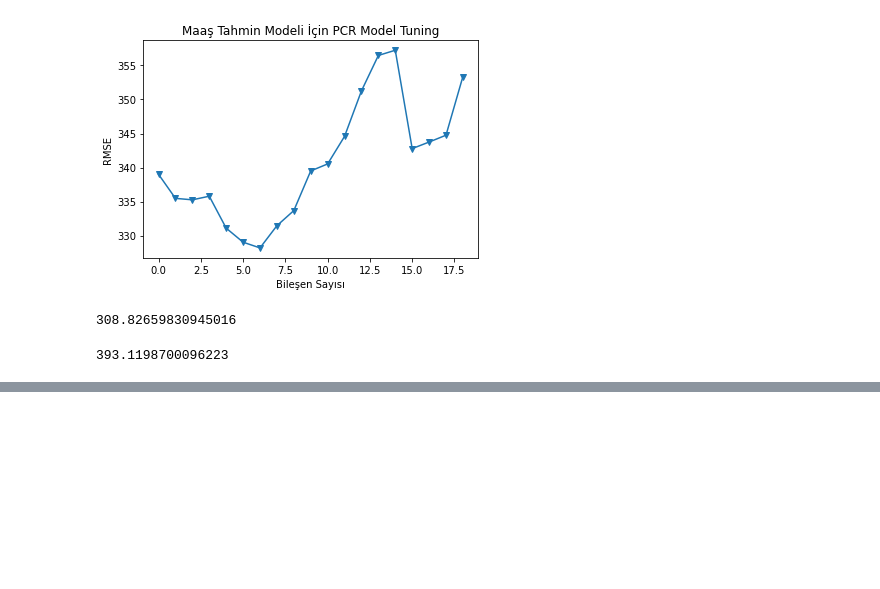
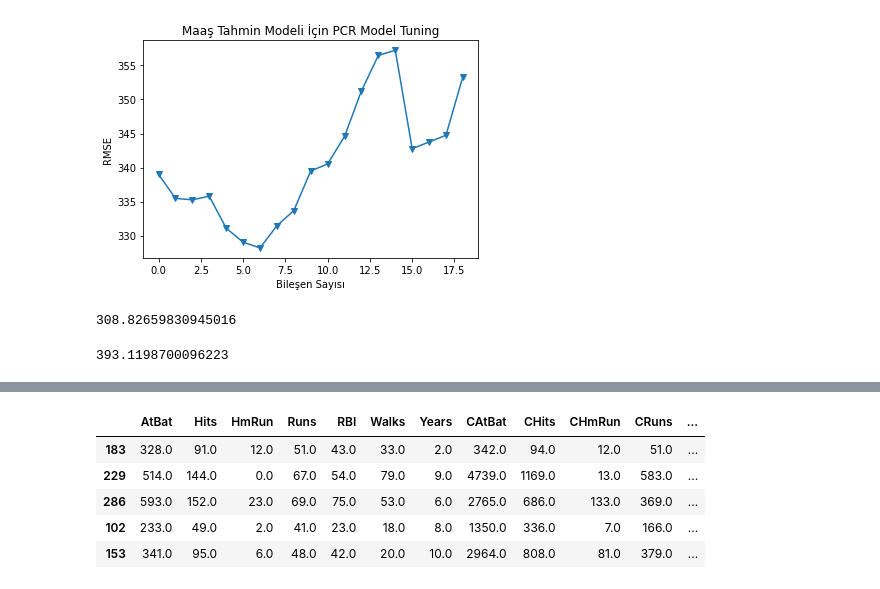
Before and after one commit to tacettinkustu/Data-Analysis, a Jupyter notebook: Machine Learning/Linear Regression 2.ipynb, the cells around one changed output, grey strips where cells are left out. Drawn from its saved outputs; the diff is of its cells as text; code cells hidden in the pictures; blank space fills up the shorter version.

```diff
--- a/Machine Learning/Linear Regression 2.ipynb
+++ b/Machine Learning/Linear Regression 2.ipynb
@@ -231,0 +269,9 @@ print(np.sqrt(mean_squared_error(y_test, y_pred)))
+# %%
+X_train.head()
+# %% [output]
+|  | AtBat | Hits | HmRun | Runs | RBI | Walks | Years | CAtBat | CHits | CHmRun | CRuns | ... |
+| 183 | 328.0 | 91.0 | 12.0 | 51.0 | 43.0 | 33.0 | 2.0 | 342.0 | 94.0 | 12.0 | 51.0 | ... |
+| 229 | 514.0 | 144.0 | 0.0 | 67.0 | 54.0 | 79.0 | 9.0 | 4739.0 | 1169.0 | 13.0 | 583.0 | ... |
+| 286 | 593.0 | 152.0 | 23.0 | 69.0 | 75.0 | 53.0 | 6.0 | 2765.0 | 686.0 | 133.0 | 369.0 | ... |
+| 102 | 233.0 | 49.0 | 2.0 | 41.0 | 23.0 | 18.0 | 8.0 | 1350.0 | 336.0 | 7.0 | 166.0 | ... |
+| 153 | 341.0 | 95.0 | 6.0 | 48.0 | 42.0 | 20.0 | 10.0 | 2964.0 | 808.0 | 81.0 | 379.0 | ... |
```
Also changed, not shown: parts of 14 cells of this notebook.
